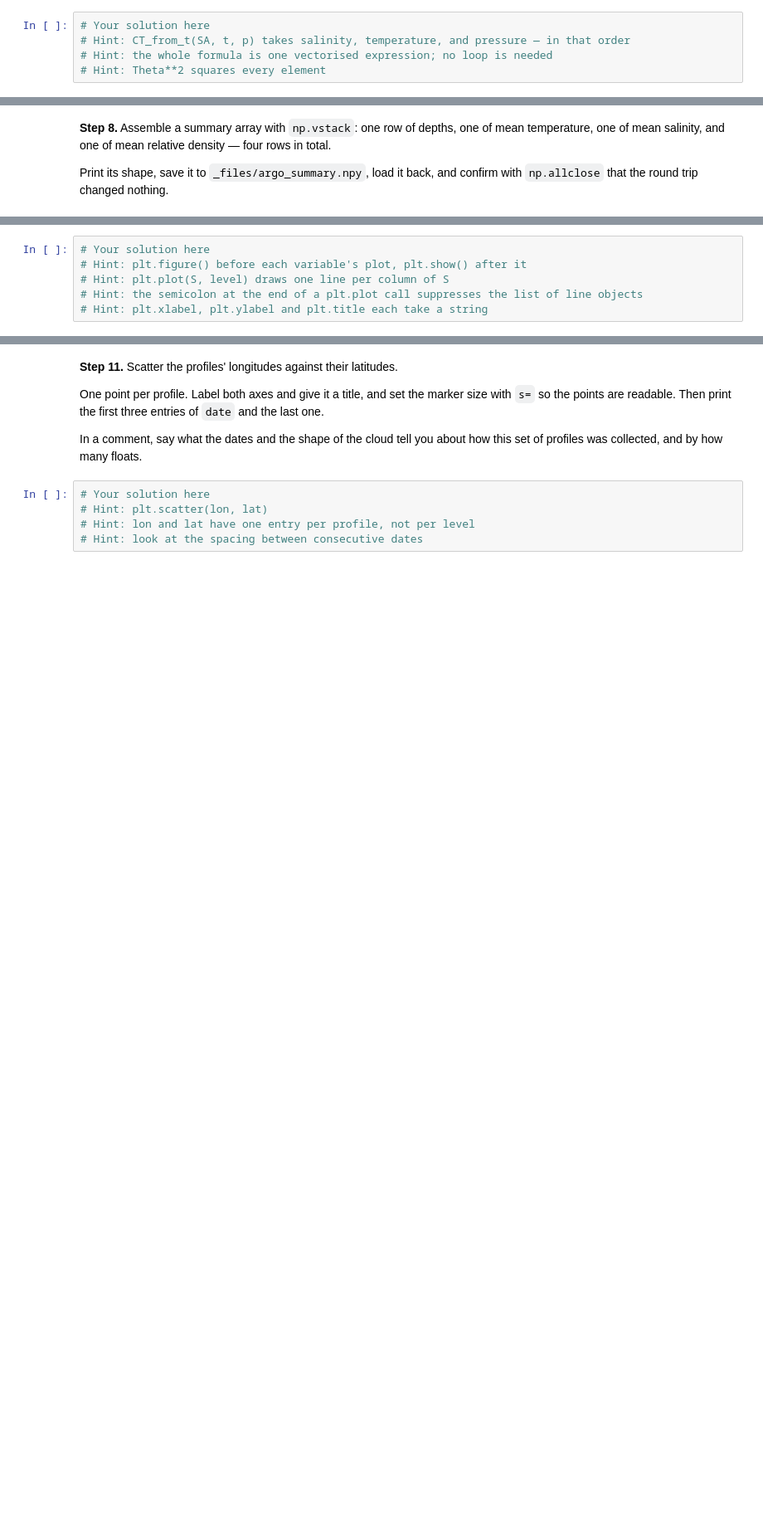
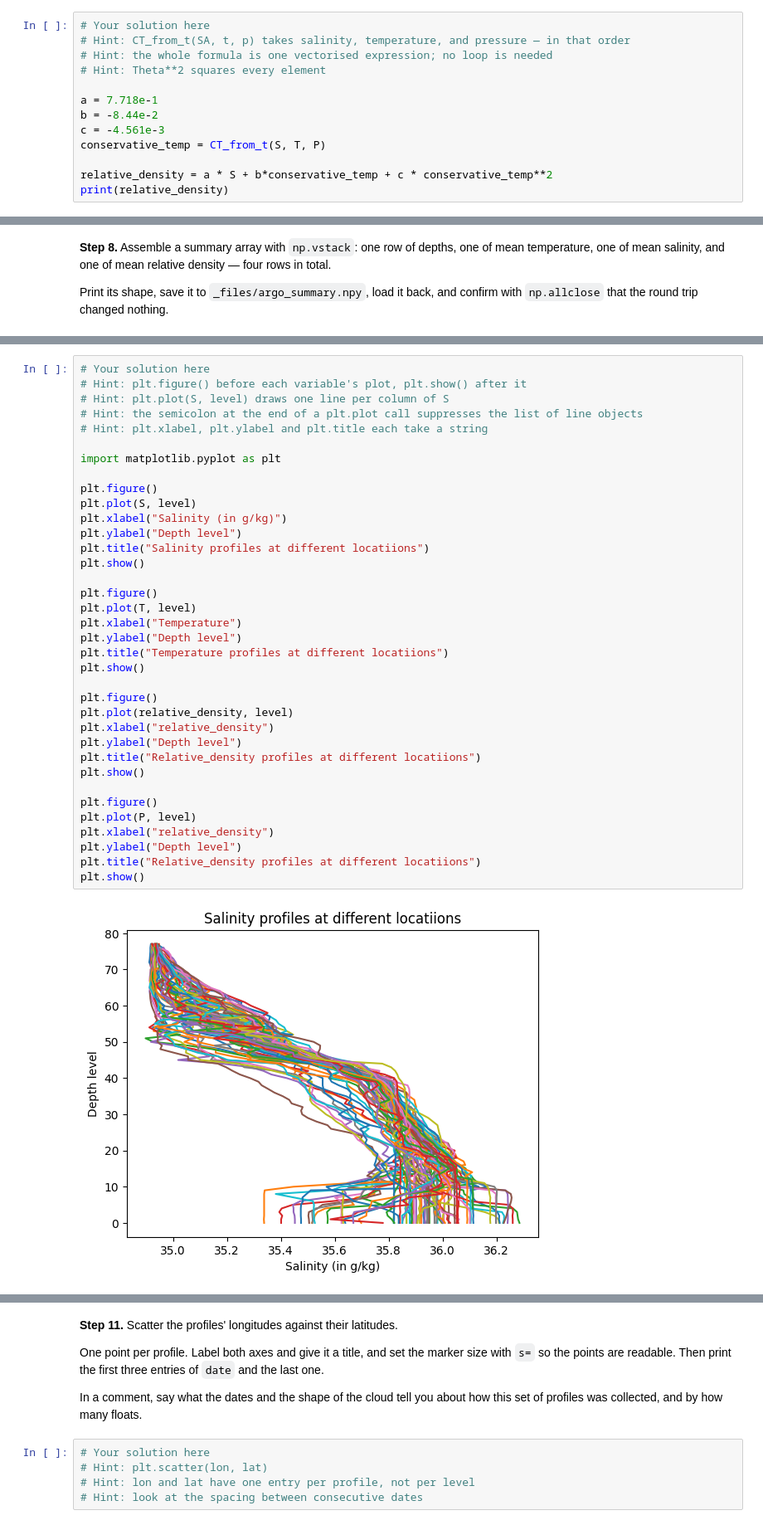
Before and after one commit to nikolaicarrion/2026_Intro_Python, a Jupyter notebook: 1.3-numpy-exercises.ipynb, the cells around one changed output, grey strips where cells are left out. Shown at 83% size. Saved outputs shown, nothing was run; the diff lists cells and outputs as text; blank space fills up the shorter version.

```diff
--- a/1.3-numpy-exercises.ipynb
+++ b/1.3-numpy-exercises.ipynb
@@ -555,3 +583,11 @@ from gsw import CT_from_t
 # Hint: CT_from_t(SA, t, p) takes salinity, temperature, and pressure — in that order
 # Hint: the whole formula is one vectorised expression; no loop is needed
 # Hint: Theta**2 squares every element
+
+a = 7.718e-1
+b = -8.44e-2
+c = -4.561e-3
+conservative_temp = CT_from_t(S, T, P)
+
+relative_density = a * S + b*conservative_temp + c * conservative_temp**2
+print(relative_density)
@@ -615,6 +754,38 @@ It will look messy, because 75 profiles are drawn on top of each other.
 # %%
 # Your solution here
 # Hint: plt.figure() before each variable's plot, plt.show() after it
 # Hint: plt.plot(S, level) draws one line per column of S
 # Hint: the semicolon at the end of a plt.plot call suppresses the list of line objects
 # Hint: plt.xlabel, plt.ylabel and plt.title each take a string
+
+import matplotlib.pyplot as plt
+
+plt.figure()
+plt.plot(S, level)
+plt.xlabel("Salinity (in g/kg)")
+plt.ylabel("Depth level")
+plt.title("Salinity profiles at different locatiions")
+plt.show()
+
+plt.figure()
+plt.plot(T, level)
+plt.xlabel("Temperature")
+plt.ylabel("Depth level")
+plt.title("Temperature profiles at different locatiions")
+plt.show()
+
+plt.figure()
+plt.plot(relative_density, level)
+plt.xlabel("relative_density")
+plt.ylabel("Depth level")
+plt.title("Relative_density profiles at different locatiions")
+plt.show()
+
+plt.figure()
+plt.plot(P, level)
+plt.xlabel("relative_density")
+plt.ylabel("Depth level")
+plt.title("Relative_density profiles at different locatiions")
+plt.show()
+# %% [output]
+[figure, added]
```
Also changed, not shown: parts of 11 cells of this notebook.
